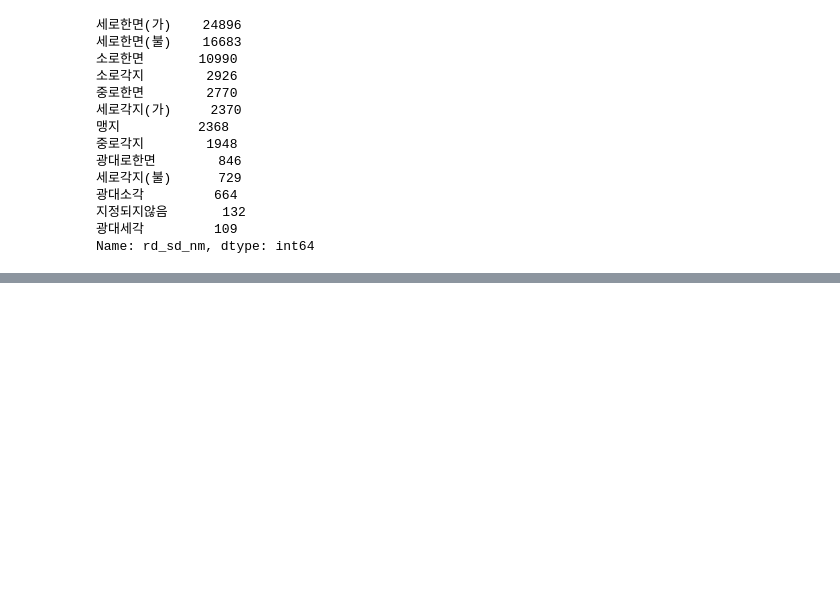
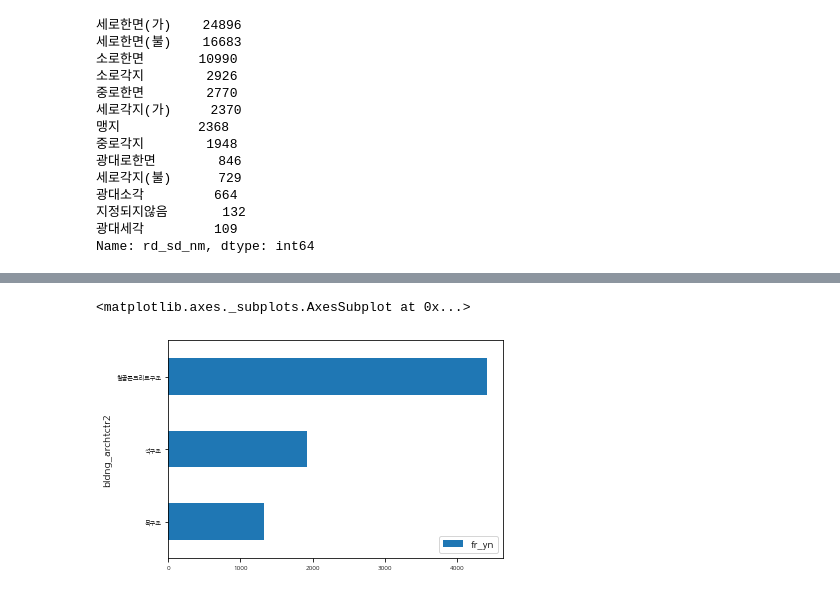
Before and after one commit to cjsgk106/fire-prediction-analysis, a Jupyter notebook: work/preprocessing.ipynb, the cells around one changed output, grey strips where cells are left out. Saved outputs shown, nothing was run; the diff lists cells and outputs as text; code cells hidden in the pictures; blank space fills up the shorter version.

```diff
--- a/work/preprocessing.ipynb
+++ b/work/preprocessing.ipynb
@@ -366,0 +442,8 @@ grid.add_legend()
+# %%
+#건물구조별 화재 시각화
+dq1=data[['bldng_archtctr2','fr_yn']]
+dq2=dq1.pivot_table(index='bldng_archtctr2', aggfunc='sum')
+dq2.plot.barh(fontsize=6)
+# %% [output]
+<matplotlib.axes._subplots.AxesSubplot at 0x...>
+[figure, added]
```
Also changed, not shown: parts of 21 cells of this notebook, 1 other file.
